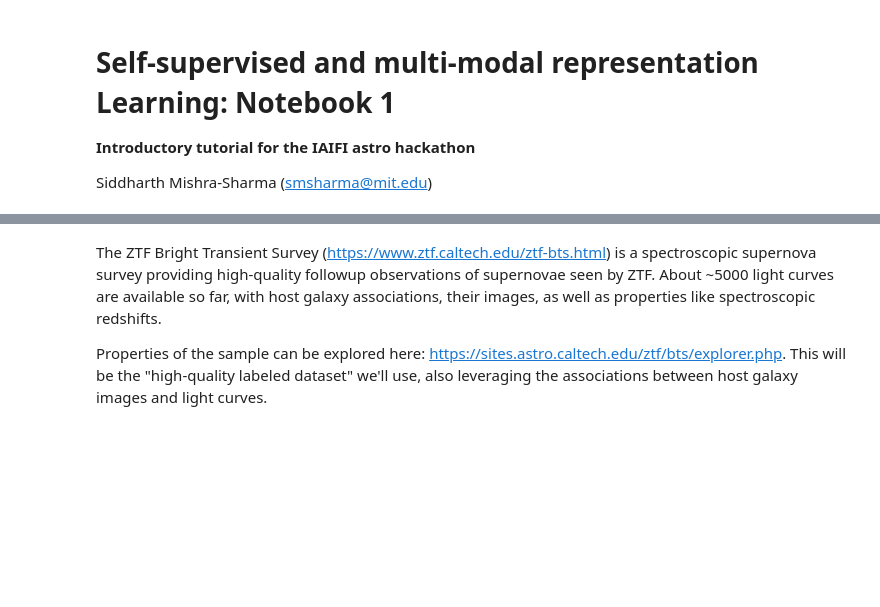
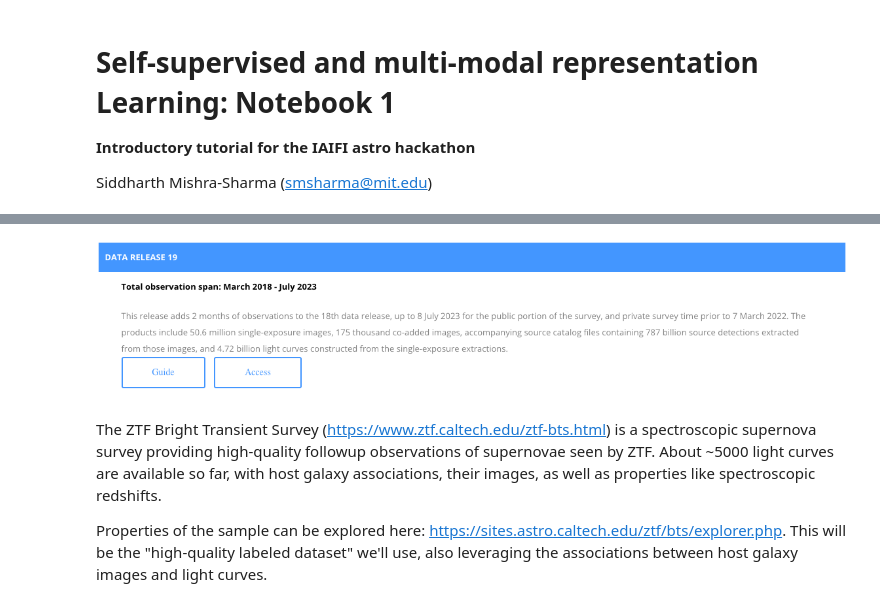
Before and after one commit to ThomasHelfer/multimodal-supernovae, a Jupyter notebook: multimodal_ssl/notebooks/01_exploratory_data.ipynb, the cells around one changed output, grey strips where cells are left out. Cells and saved outputs as stored; diff of their text form; code cells hidden in the pictures; blank space fills up the shorter version.

```diff
--- a/multimodal_ssl/notebooks/01_exploratory_data.ipynb
+++ b/multimodal_ssl/notebooks/01_exploratory_data.ipynb
@@ -19,3 +17,7 @@ That's a lot of light curves!
+# %%
+Image(filename='assets/ztf_data.png', width=1024)
+# %% [output]
+[figure, added]
 # %% [markdown]
 The ZTF Bright Transient Survey (https://www.ztf.caltech.edu/ztf-bts.html) is a spectroscopic supernova survey providing high-quality followup observations of supernovae seen by ZTF. About ~5000 light curves are available so far, with host galaxy associations, their images, as well as properties like spectroscopic redshifts.
 
```
Also changed, not shown: parts of 2 cells of this notebook.
